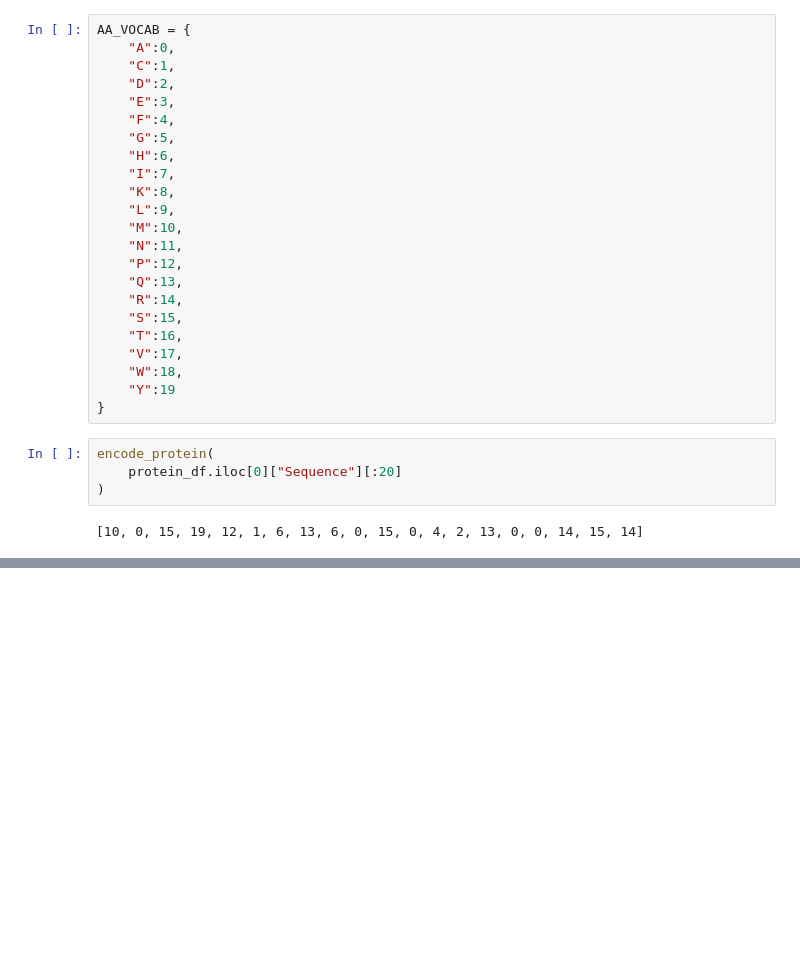
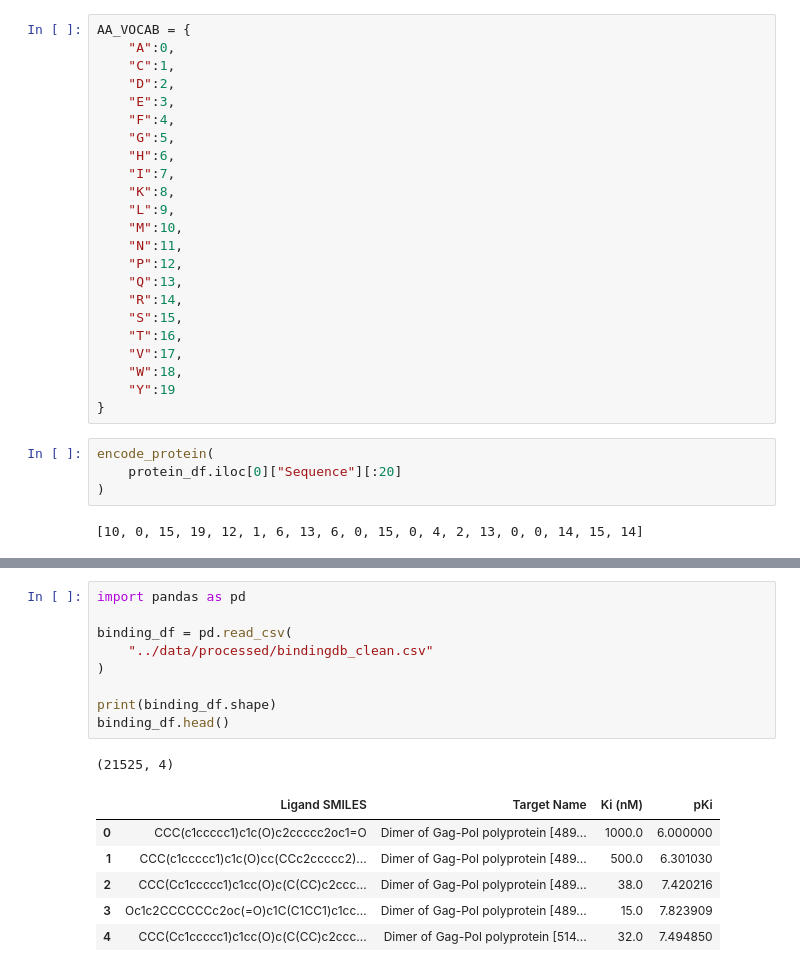
Before and after one commit to shivaamsingh/PharmaGPT, a Jupyter notebook: notebooks/09_protein_encoder.ipynb, the cells around one changed output, grey strips where cells are left out. Drawn from its saved outputs; the diff is of its cells as text; blank space fills up the shorter version.

```diff
--- a/notebooks/09_protein_encoder.ipynb
+++ b/notebooks/09_protein_encoder.ipynb
@@ -103,0 +284,17 @@ encode_protein(
+# %%
+import pandas as pd
+
+binding_df = pd.read_csv(
+    "../data/processed/bindingdb_clean.csv"
+)
+
+print(binding_df.shape)
+binding_df.head()
+# %% [output]
+(21525, 4)
+|  | Ligand SMILES | Target Name | Ki (nM) | pKi |
+| 0 | CCC(c1ccccc1)c1c(O)c2ccccc2oc1=O | Dimer of Gag-Pol polyprotein [489... | 1000.0 | 6.000000 |
+| 1 | CCC(c1ccccc1)c1c(O)cc(CCc2ccccc2)... | Dimer of Gag-Pol polyprotein [489... | 500.0 | 6.301030 |
+| 2 | CCC(Cc1ccccc1)c1cc(O)c(C(CC)c2ccc... | Dimer of Gag-Pol polyprotein [489... | 38.0 | 7.420216 |
+| 3 | Oc1c2CCCCCCc2oc(=O)c1C(C1CC1)c1cc... | Dimer of Gag-Pol polyprotein [489... | 15.0 | 7.823909 |
+| 4 | CCC(Cc1ccccc1)c1cc(O)c(C(CC)c2ccc... | Dimer of Gag-Pol polyprotein [514... | 32.0 | 7.494850 |
```
Also changed, not shown: parts of 26 cells of this notebook, 1 other file.
